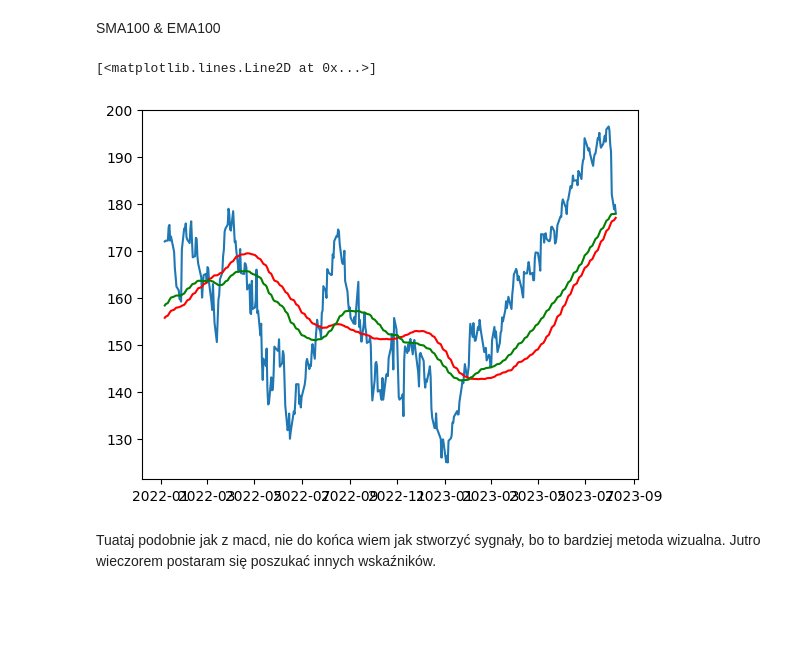
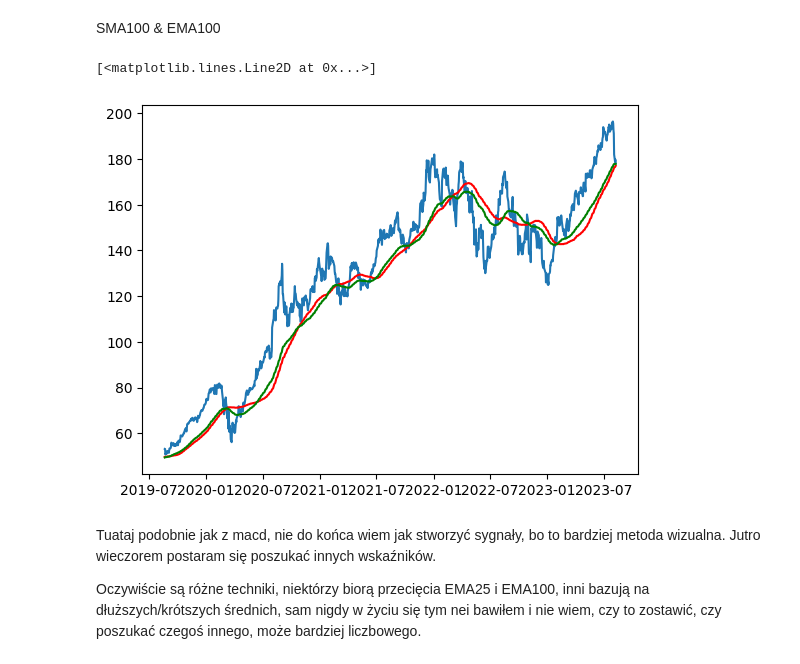
Before and after one commit to miladziekanowska/stock-market-forecast-project, a Jupyter notebook: Technical_Analysis.ipynb, the cells around one changed output. Cells and saved outputs as stored; diff of their text form; code cells hidden in the pictures; blank space fills up the shorter version.

```diff
--- a/Technical_Analysis.ipynb
+++ b/Technical_Analysis.ipynb
@@ -104,12 +104,14 @@ SMA100 & EMA100
 historical_datas['AAPL']['SMA100'] = ta.SMA(historical_datas['AAPL']['close'], 100)
 historical_datas['AAPL']['EMA100'] = ta.EMA(historical_datas['AAPL']['close'], 100)
 # %%
-plt.plot(historical_datas['AAPL']['close'].tail(400))
-plt.plot(historical_datas['AAPL']['SMA100'].tail(400), color="r")
-plt.plot(historical_datas['AAPL']['EMA100'].tail(400), color="g")
+plt.plot(historical_datas['AAPL']['close'].tail(1000))
+plt.plot(historical_datas['AAPL']['SMA100'].tail(1000), color="r")
+plt.plot(historical_datas['AAPL']['EMA100'].tail(1000), color="g")
 # %% [output]
 [<matplotlib.lines.Line2D at 0x...>]
-[figure, old version]
+[figure, new version]
 # %% [markdown]
 Tuataj podobnie jak z macd, nie do końca wiem jak stworzyć sygnały, bo to bardziej metoda wizualna.
 Jutro wieczorem postaram się poszukać innych wskaźników.
+
+Oczywiście są różne techniki, niektórzy biorą przecięcia EMA25 i EMA100, inni bazują na dłuższych/krótszych średnich, sam nigdy w życiu się tym nei bawiłem i nie wiem, czy to zostawić, czy poszukać czegoś innego, może bardziej liczbowego.
```
